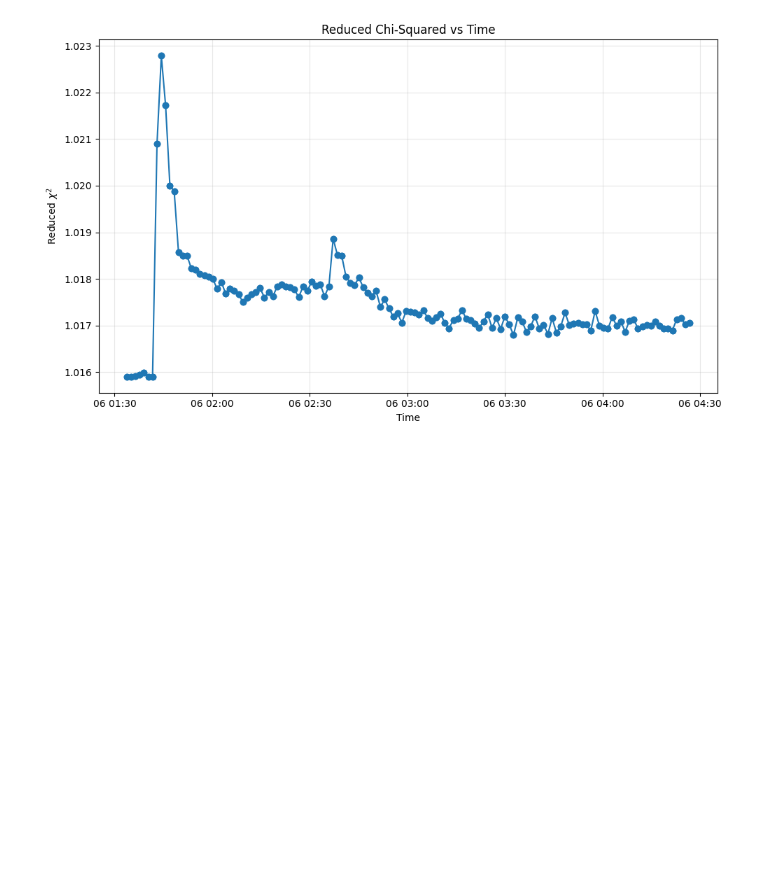
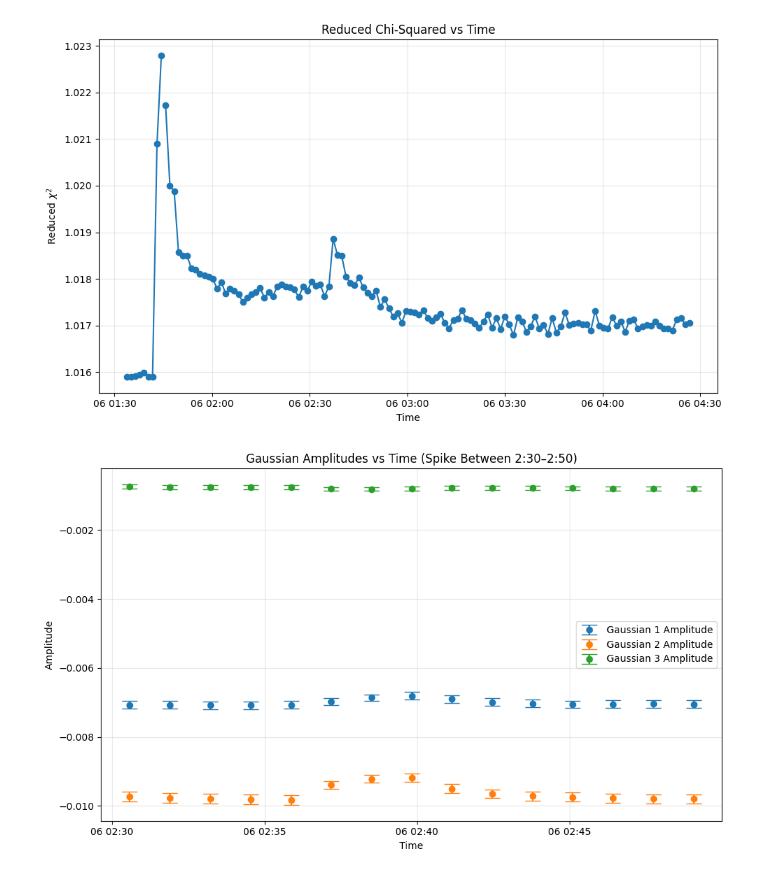
Before and after one commit to evan-toon/DNP, a Jupyter notebook: 3Gaussian_Vary_Freely.ipynb, the cells around one changed output. Drawn from its saved outputs; the diff is of its cells as text; code cells hidden in the pictures; blank space fills up the shorter version.

```diff
--- a/3Gaussian_Vary_Freely.ipynb
+++ b/3Gaussian_Vary_Freely.ipynb
@@ -420,3 +563,34 @@ plt.tight_layout()
 plt.show()
 # %% [output]
 [figure]
+# %%
+# Filter fit_df to only include data between 2:30 and 2:50
+spike_start_time = pd.to_datetime("2022-11-06 02:30").tz_localize("UTC")
+spike_end_time = pd.to_datetime("2022-11-06 02:50:00").tz_localize("UTC")
+fit_df_spike = fit_df[(fit_df['time'] >= spike_start_time) & (fit_df['time'] <= spike_end_time)]
+
+# Amplitude Plot
+colors = ['tab:blue', 'tab:orange', 'tab:green']
+plt.figure(figsize=(10, 6))
+for i in range(3):
+    amps = fit_df_spike['params'].apply(lambda p: p[i*3] if isinstance(p, (list, np.ndarray)) else np.nan)
+    amp_errors = fit_df_spike['errors'].apply(lambda e: e[i*3] if isinstance(e, (list, np.ndarray)) else np.nan)
+
+    mask = (amp_errors < 0.005) & (~np.isnan(amp_errors)) & (~np.isinf(amp_errors))
+    filtered_amps = amps.where(mask, np.nan)
+    filtered_errors = amp_errors.where(mask, np.nan)
+
+    plt.errorbar(
+        fit_df_spike['time'], filtered_amps, yerr=filtered_errors,
+        fmt='o', capsize=8, label=f'Gaussian {i+1} Amplitude', color=colors[i]
+    )
+
+plt.xlabel("Time")
+plt.ylabel("Amplitude")
+plt.title("Gaussian Amplitudes vs Time (Spike Between 2:30–2:50)")
+plt.legend()
+plt.grid(True, alpha=0.3)
+plt.tight_layout()
+plt.show()
+# %% [output]
+[figure, added]
```
Also changed, not shown: parts of 14 cells of this notebook.
